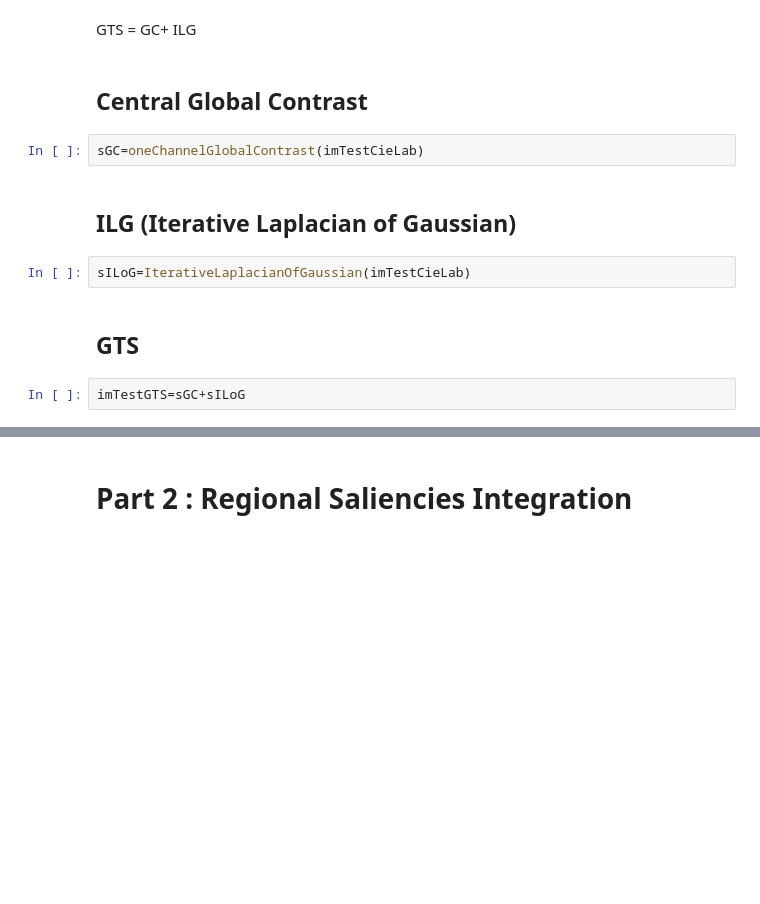
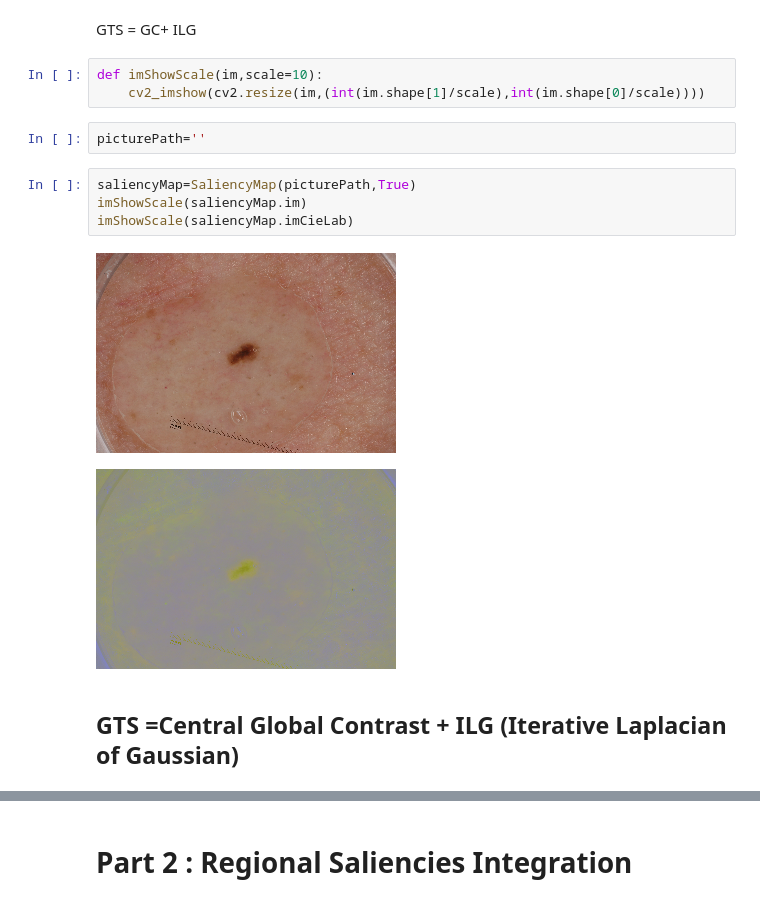
Before and after one commit to LaitNoisette/ISEP-Skin-Lesion-Classification, a Jupyter notebook: Saliency_Map.ipynb, the cells around one changed output, grey strips where cells are left out. Drawn from its saved outputs; the diff is of its cells as text; blank space fills up the shorter version.

```diff
--- a/Saliency_Map.ipynb
+++ b/Saliency_Map.ipynb
@@ -295,15 +498,17 @@ class SaliencyMap():
 # Part1 : GTS Global Tomographical Surface
 # %% [markdown]
 GTS = GC+ ILG
+# %%
+def imShowScale(im,scale=10):
+    cv2_imshow(cv2.resize(im,(int(im.shape[1]/scale),int(im.shape[0]/scale))))
+# %%
+picturePath=''
+# %%
+saliencyMap=SaliencyMap(picturePath,True)
+imShowScale(saliencyMap.im)
+imShowScale(saliencyMap.imCieLab)
+# %% [output]
+[figure, added]
+[figure, added]
 # %% [markdown]
-## Central Global Contrast
+## GTS =Central Global Contrast + ILG (Iterative Laplacian of Gaussian)
-# %%
-sGC=oneChannelGlobalContrast(imTestCieLab)
-# %% [markdown]
-## ILG (Iterative Laplacian of Gaussian)
-# %%
-sILoG=IterativeLaplacianOfGaussian(imTestCieLab)
-# %% [markdown]
-## GTS
-# %%
-imTestGTS=sGC+sILoG
```
Also changed, not shown: parts of 29 cells of this notebook.
